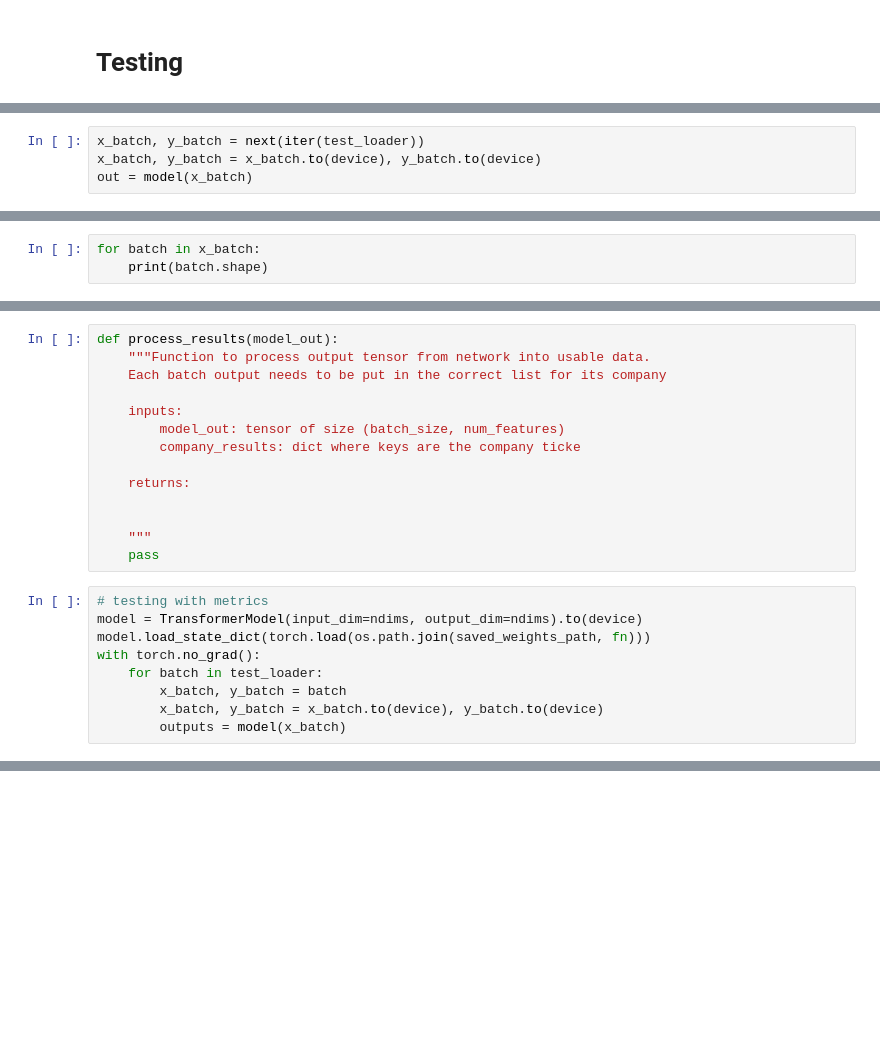
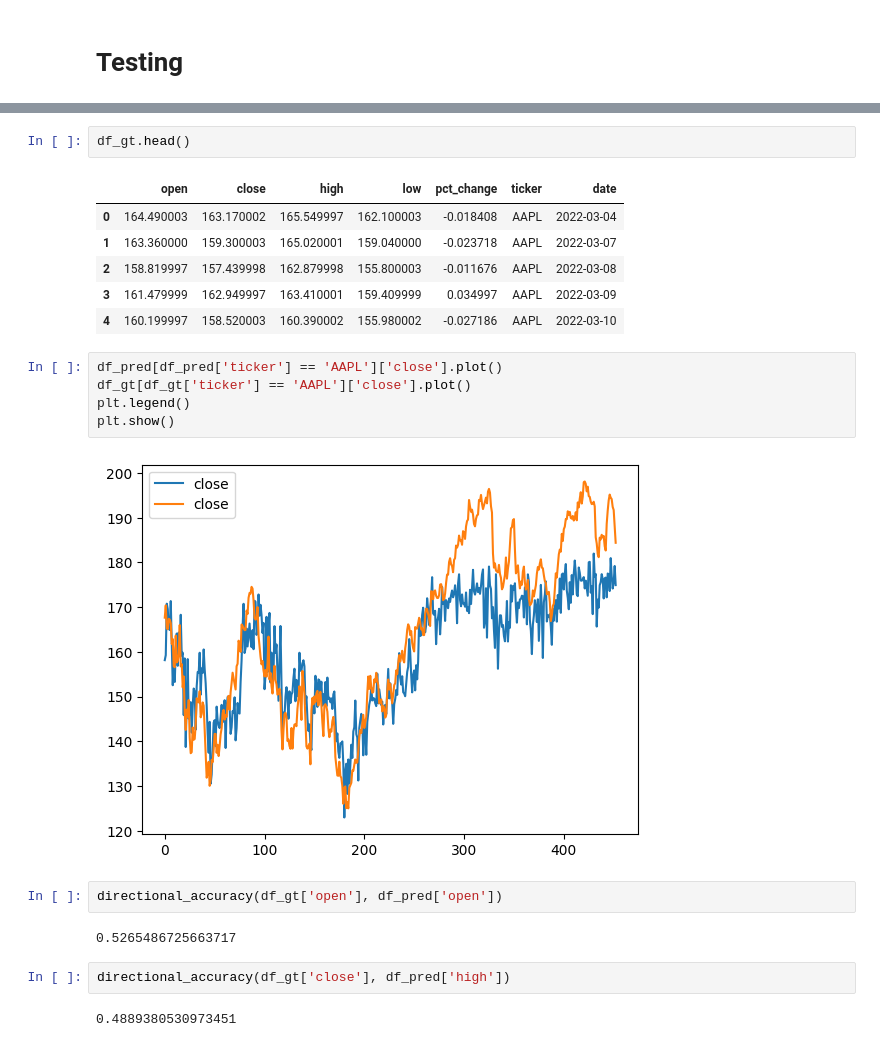
Before and after one commit to oragamiman01/stock_prediction, a Jupyter notebook: test_transformer.ipynb, the cells around one changed output, grey strips where cells are left out. Drawn from its saved outputs; the diff is of its cells as text; blank space fills up the shorter version.

```diff
--- a/test_transformer.ipynb
+++ b/test_transformer.ipynb
@@ -294,4 +388,0 @@ len(df_list[0].columns)
-# %%
-x_batch, y_batch = next(iter(test_loader))
-x_batch, y_batch = x_batch.to(device), y_batch.to(device)
-out = model(x_batch)
@@ -302,3 +388,0 @@ x_batch.shape, y_batch.shape, out.shape
-# %%
-for batch in x_batch:
-    print(batch.shape)
@@ -323,23 +388,0 @@ torch.Size([30, 19])
-# %%
-def process_results(model_out):
-    """Function to process output tensor from network into usable data.
-    Each batch output needs to be put in the correct list for its company
-
-    inputs:
-        model_out: tensor of size (batch_size, num_features)
-        company_results: dict where keys are the company ticke
-
-    returns:
-
-
-    """
-    pass
-# %%
-# testing with metrics
-model = TransformerModel(input_dim=ndims, output_dim=ndims).to(device)
-model.load_state_dict(torch.load(os.path.join(saved_weights_path, fn)))
-with torch.no_grad():
-    for batch in test_loader:
-        x_batch, y_batch = batch
-        x_batch, y_batch = x_batch.to(device), y_batch.to(device)
-        outputs = model(x_batch)
@@ -345,0 +455,24 @@ with torch.no_grad():
+# %%
+df_gt.head()
+# %% [output]
+|  | open | close | high | low | pct_change | ticker | date |
+| 0 | 164.490003 | 163.170002 | 165.549997 | 162.100003 | -0.018408 | AAPL | 2022-03-04 |
+| 1 | 163.360000 | 159.300003 | 165.020001 | 159.040000 | -0.023718 | AAPL | 2022-03-07 |
+| 2 | 158.819997 | 157.439998 | 162.879998 | 155.800003 | -0.011676 | AAPL | 2022-03-08 |
+| 3 | 161.479999 | 162.949997 | 163.410001 | 159.409999 | 0.034997 | AAPL | 2022-03-09 |
+| 4 | 160.199997 | 158.520003 | 160.390002 | 155.980002 | -0.027186 | AAPL | 2022-03-10 |
+# %%
+df_pred[df_pred['ticker'] == 'AAPL']['close'].plot()
+df_gt[df_gt['ticker'] == 'AAPL']['close'].plot()
+plt.legend()
+plt.show()
+# %% [output]
+[figure, added]
+# %%
+directional_accuracy(df_gt['open'], df_pred['open'])
+# %% [output]
+0.5265486725663717
+# %%
+directional_accuracy(df_gt['close'], df_pred['high'])
+# %% [output]
+0.4889380530973451
```
Also changed, not shown: parts of 15 cells of this notebook.
